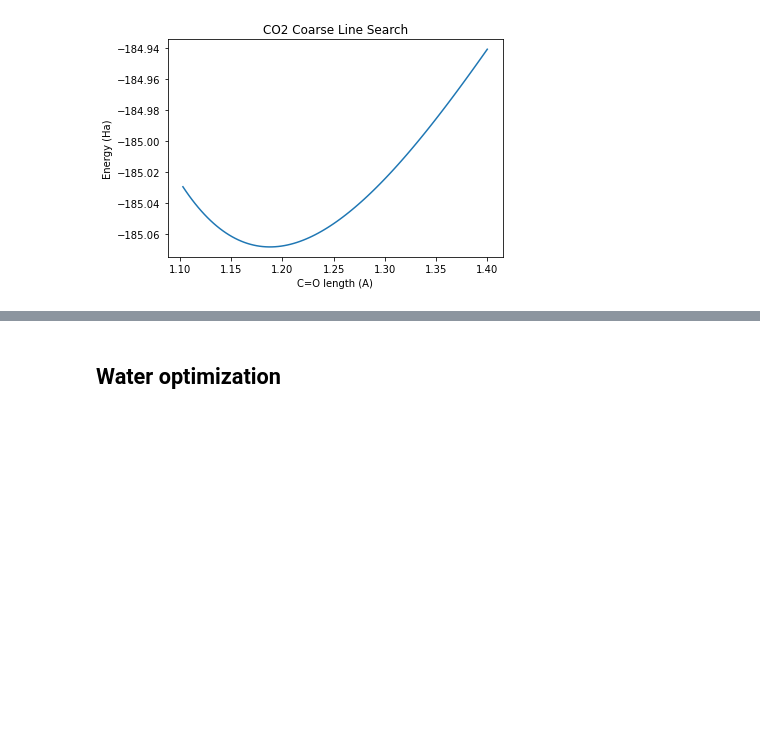
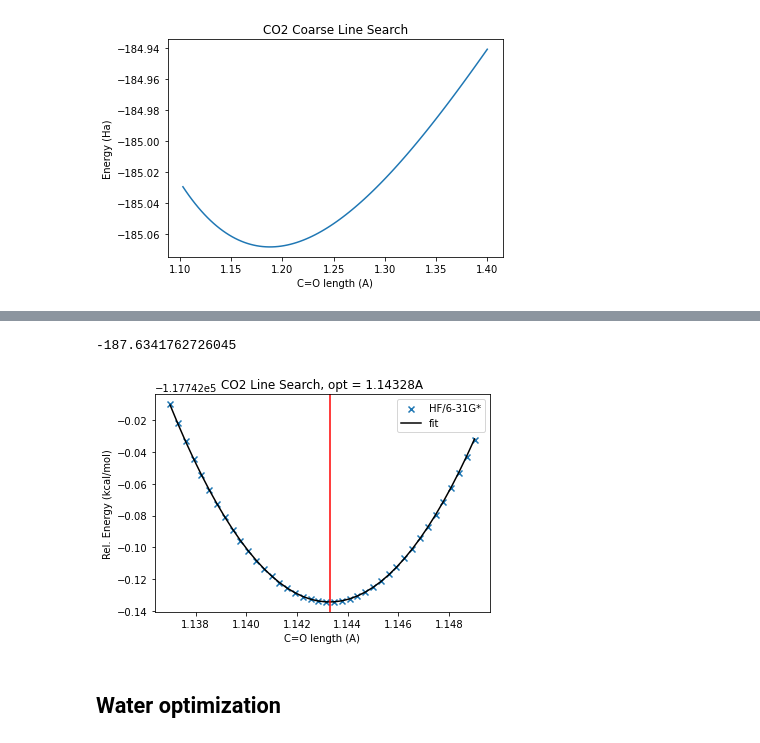
Before and after one commit to Certaingemstone/hf-proj, a Jupyter notebook: hf-analysis.ipynb, the cells around one changed output, grey strips where cells are left out. Saved outputs shown, nothing was run; the diff lists cells and outputs as text; code cells hidden in the pictures; blank space fills up the shorter version.

```diff
--- a/hf-analysis.ipynb
+++ b/hf-analysis.ipynb
@@ -39,3 +50,22 @@ plt.show()
+# %%
+fineco2 = pd.read_csv("co2line_fine6-31gs.csv")
+plt.scatter(fineco2['length'], fineco2['energy'] * 627.509, marker='x', label='HF/6-31G*')
+opt, cov = scipy.optimize.curve_fit(quad, fineco2['length'], fineco2['energy'] * 627.509)
+plt.plot(fineco2['length'], quad(fineco2['length'], opt[0], opt[1], opt[2]), color='k', label='fit')
+
+fit_min = -opt[1] / (2*opt[0])
+print(quad(fit_min, opt[0], opt[1], opt[2]) / 627.509)
+plt.axvline(fit_min, color='red')
+
+plt.legend()
+plt.title(f"CO2 Line Search, opt = {fit_min:.5f}A")
+plt.xlabel("C=O length (A)")
+plt.ylabel("Rel. Energy (kcal/mol)")
+plt.savefig('CO2_line_6-31Gs.png', dpi=200)
+plt.show()
+# %% [output]
+-187.6341762726045
+[figure, added]
 # %% [markdown]
 ## Water optimization
 # %%
```
Also changed, not shown: parts of 6 cells of this notebook, 11 other files.
